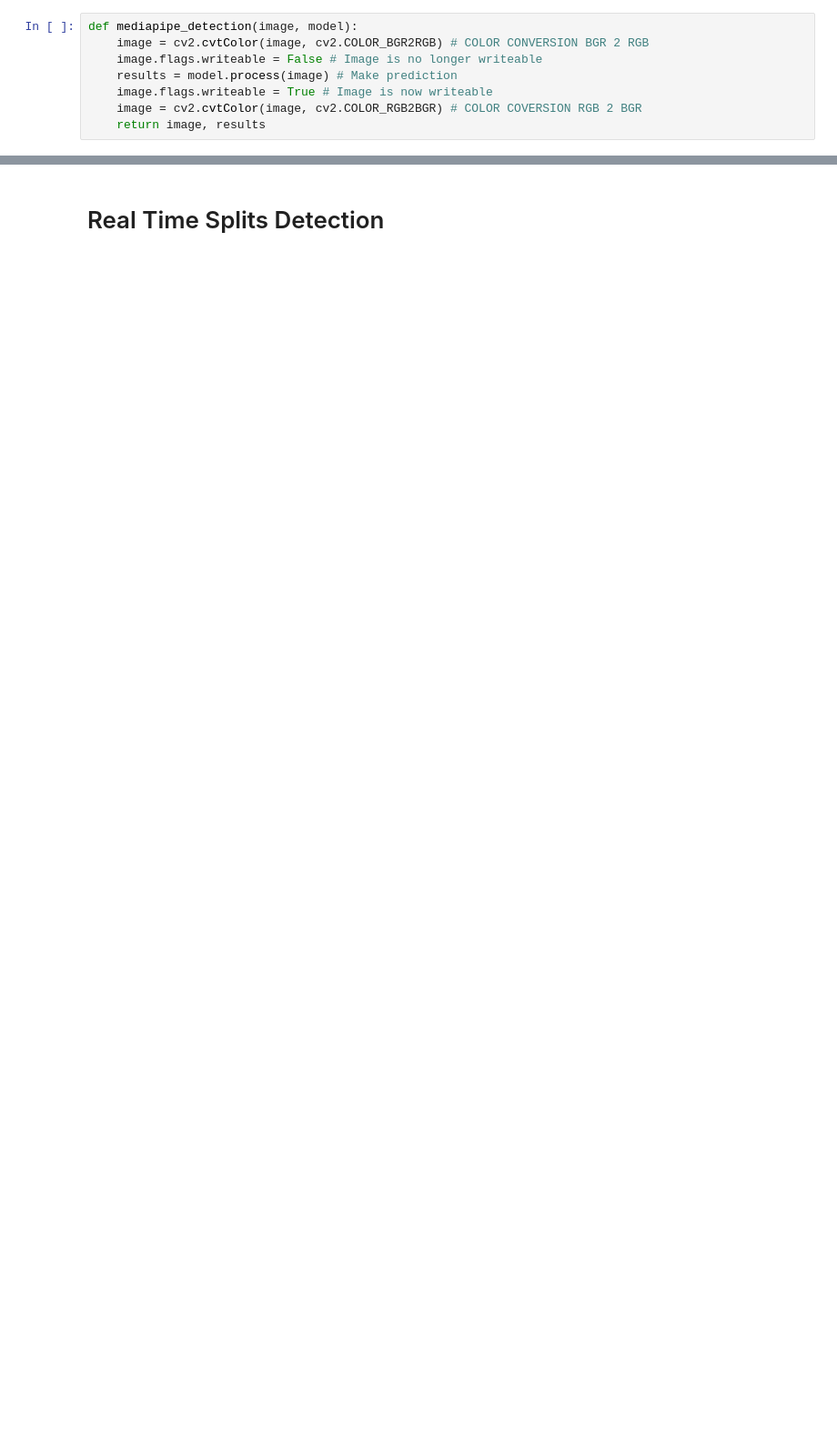
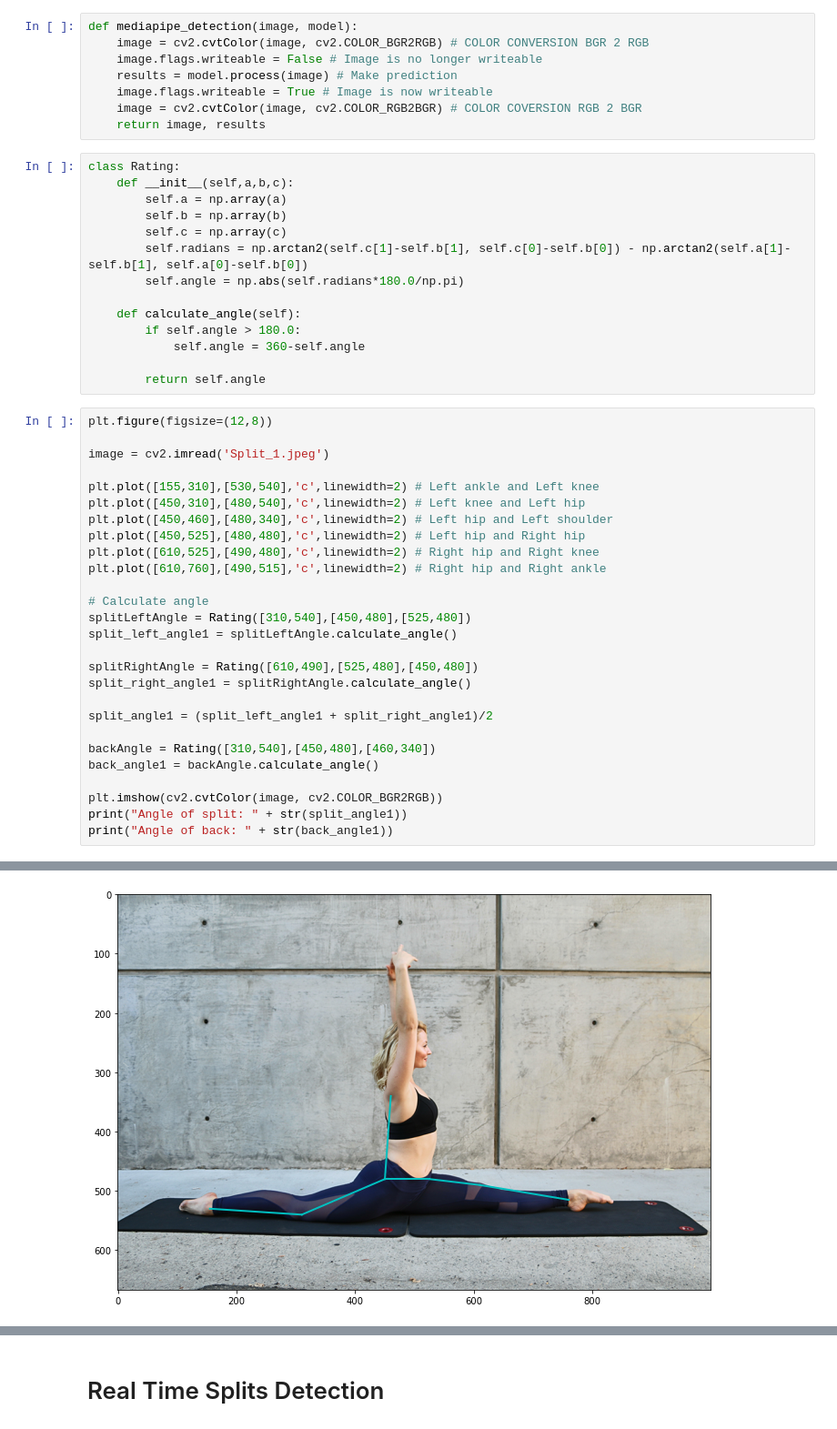
Before and after one commit to techxercise/TechXercise, a Jupyter notebook: StretchingCoach/SplitsCoach.ipynb, the cells around one changed output, grey strips where cells are left out. Shown at 91% size. Drawn from its saved outputs; the diff is of its cells as text; blank space fills up the shorter version.

```diff
--- a/StretchingCoach/SplitsCoach.ipynb
+++ b/StretchingCoach/SplitsCoach.ipynb
@@ -17,3 +18,45 @@ def mediapipe_detection(image, model):
     image.flags.writeable = True # Image is now writeable
     image = cv2.cvtColor(image, cv2.COLOR_RGB2BGR) # COLOR COVERSION RGB 2 BGR
     return image, results
+# %%
+class Rating:
+    def __init__(self,a,b,c):
+        self.a = np.array(a)
+        self.b = np.array(b)
+        self.c = np.array(c)
+        self.radians = np.arctan2(self.c[1]-self.b[1], self.c[0]-self.b[0]) - np.arctan2(self.a[1]-self.b[1], self.a[0]-self.b[0])
+        self.angle = np.abs(self.radians*180.0/np.pi)
+
+    def calculate_angle(self):
+        if self.angle > 180.0:
+            self.angle = 360-self.angle
+
+        return self.angle
+# %%
+plt.figure(figsize=(12,8))
+
+image = cv2.imread('Split_1.jpeg')
+
+plt.plot([155,310],[530,540],'c',linewidth=2) # Left ankle and Left knee
+plt.plot([450,310],[480,540],'c',linewidth=2) # Left knee and Left hip
+plt.plot([450,460],[480,340],'c',linewidth=2) # Left hip and Left shoulder
+plt.plot([450,525],[480,480],'c',linewidth=2) # Left hip and Right hip
+plt.plot([610,525],[490,480],'c',linewidth=2) # Right hip and Right knee
+plt.plot([610,760],[490,515],'c',linewidth=2) # Right hip and Right ankle
+
+# Calculate angle
+splitLeftAngle = Rating([310,540],[450,480],[525,480])
+split_left_angle1 = splitLeftAngle.calculate_angle()
+
+splitRightAngle = Rating([610,490],[525,480],[450,480])
+split_right_angle1 = splitRightAngle.calculate_angle()
+
+split_angle1 = (split_left_angle1 + split_right_angle1)/2
+
+backAngle = Rating([310,540],[450,480],[460,340])
+back_angle1 = backAngle.calculate_angle()
+
+plt.imshow(cv2.cvtColor(image, cv2.COLOR_BGR2RGB))
+print("Angle of split: " + str(split_angle1))
+print("Angle of back: " + str(back_angle1))
+# %% [output]
@@ -19,0 +65 @@ def mediapipe_detection(image, model):
+[figure, added]
```
Also changed, not shown: parts of 11 cells of this notebook, 15 other files.
